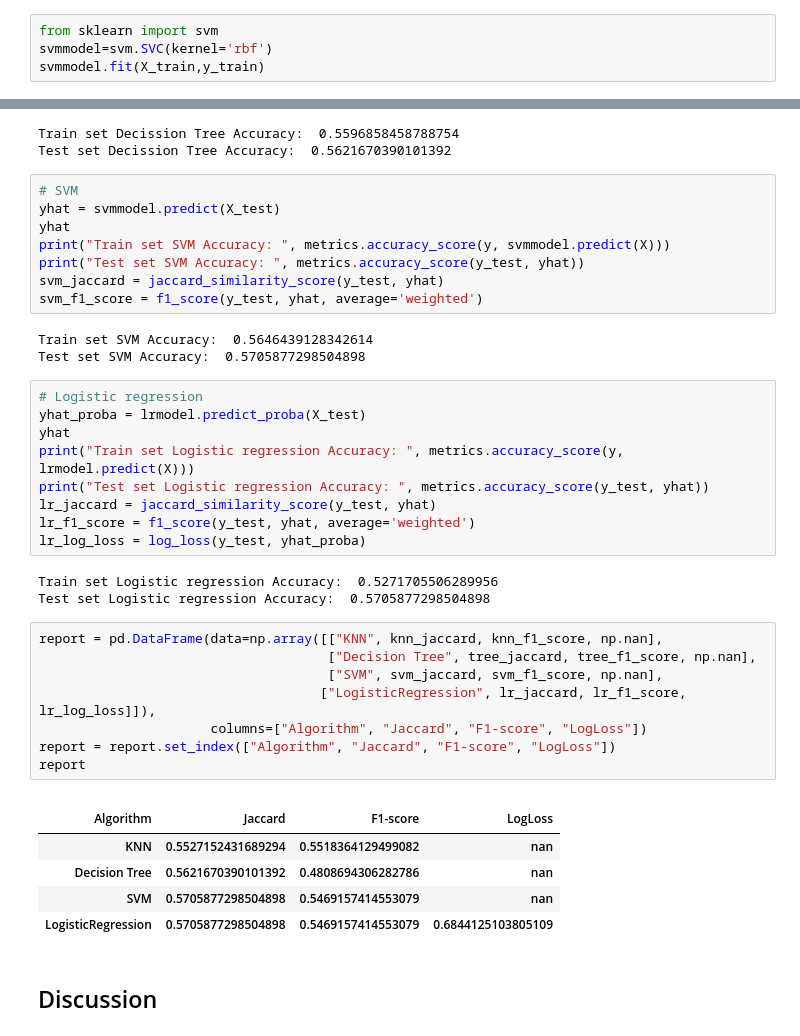
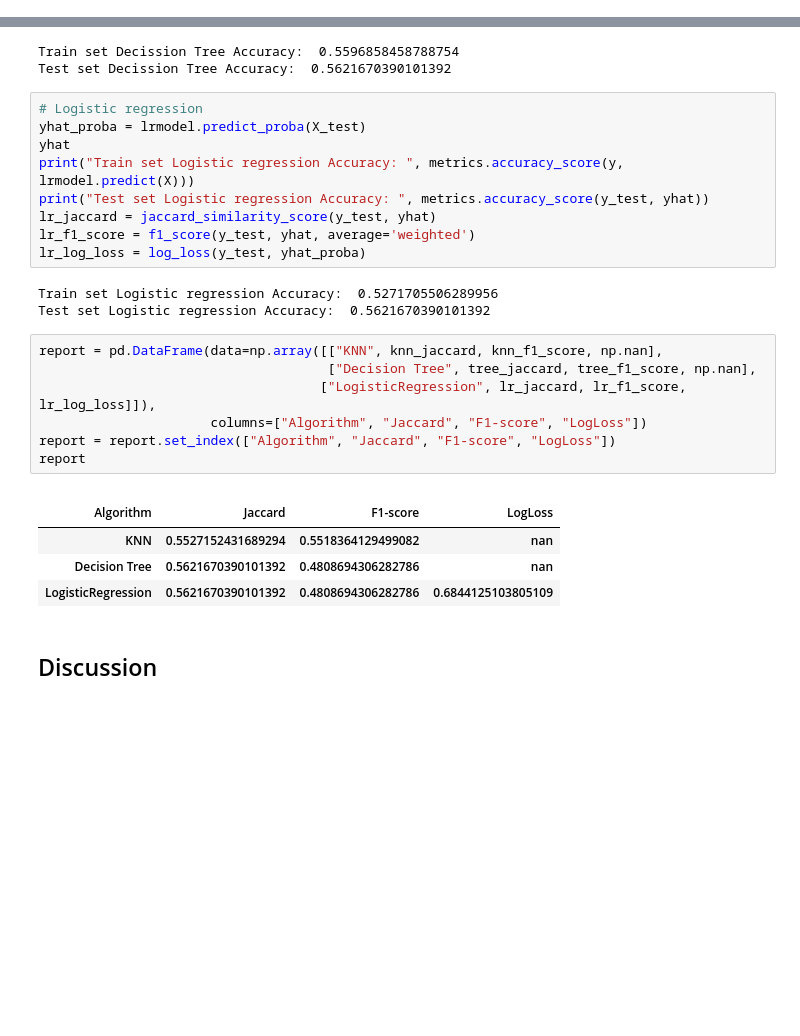
Before and after one commit to tienhsinlu/IBM-data-science-Coursera-capstone, a Jupyter notebook: Data Science Capstone Project.ipynb, the cells around one changed output, grey strips where cells are left out. Saved outputs shown, nothing was run; the diff lists cells and outputs as text; blank space fills up the shorter version.

```diff
--- a/Data Science Capstone Project.ipynb
+++ b/Data Science Capstone Project.ipynb
@@ -339,4 +338,0 @@ The accuracy for decision tree was: 0.5621670390101392
-# %%
-from sklearn import svm
-svmmodel=svm.SVC(kernel='rbf')
-svmmodel.fit(X_train,y_train)
@@ -407,17 +388,6 @@ tree_f1_score = f1_score(y_test, yhat, average='weighted')
 # %% [output]
 Train set Decission Tree Accuracy:  0.5596858458788754
 Test set Decission Tree Accuracy:  0.5621670390101392
-# %%
-# SVM
-yhat = svmmodel.predict(X_test)
-yhat
-print("Train set SVM Accuracy: ", metrics.accuracy_score(y, svmmodel.predict(X)))
-print("Test set SVM Accuracy: ", metrics.accuracy_score(y_test, yhat))
-svm_jaccard = jaccard_similarity_score(y_test, yhat)
-svm_f1_score = f1_score(y_test, yhat, average='weighted')
-# %% [output]
-Train set SVM Accuracy:  0.5646439128342614
-Test set SVM Accuracy:  0.5705877298504898
 # %%
 # Logistic regression
 yhat_proba = lrmodel.predict_proba(X_test)
@@ -429,22 +399,20 @@ lr_f1_score = f1_score(y_test, yhat, average='weighted')
 lr_log_loss = log_loss(y_test, yhat_proba)
 # %% [output]
 Train set Logistic regression Accuracy:  0.5271705506289956
-Test set Logistic regression Accuracy:  0.5705877298504898
+Test set Logistic regression Accuracy:  0.5621670390101392
 # %%
 report = pd.DataFrame(data=np.array([["KNN", knn_jaccard, knn_f1_score, np.nan],
                                      ["Decision Tree", tree_jaccard, tree_f1_score, np.nan],
-                                     ["SVM", svm_jaccard, svm_f1_score, np.nan],
                                     ["LogisticRegression", lr_jaccard, lr_f1_score, lr_log_loss]]),
                       columns=["Algorithm", "Jaccard", "F1-score", "LogLoss"])
 report = report.set_index(["Algorithm", "Jaccard", "F1-score", "LogLoss"])
 report
 # %% [output]
 |  |  |  |  |
 | Algorithm | Jaccard | F1-score | LogLoss |
 | KNN | 0.5527152431689294 | 0.5518364129499082 | nan |
 | Decision Tree | 0.5621670390101392 | 0.4808694306282786 | nan |
-| SVM | 0.5705877298504898 | 0.5469157414553079 | nan |
-| LogisticRegression | 0.5705877298504898 | 0.5469157414553079 | 0.6844125103805109 |
+| LogisticRegression | 0.5621670390101392 | 0.4808694306282786 | 0.6844125103805109 |
 # %% [markdown]
 ## Discussion
 # %% [markdown]
```
Also changed, not shown: parts of 8 cells of this notebook.
